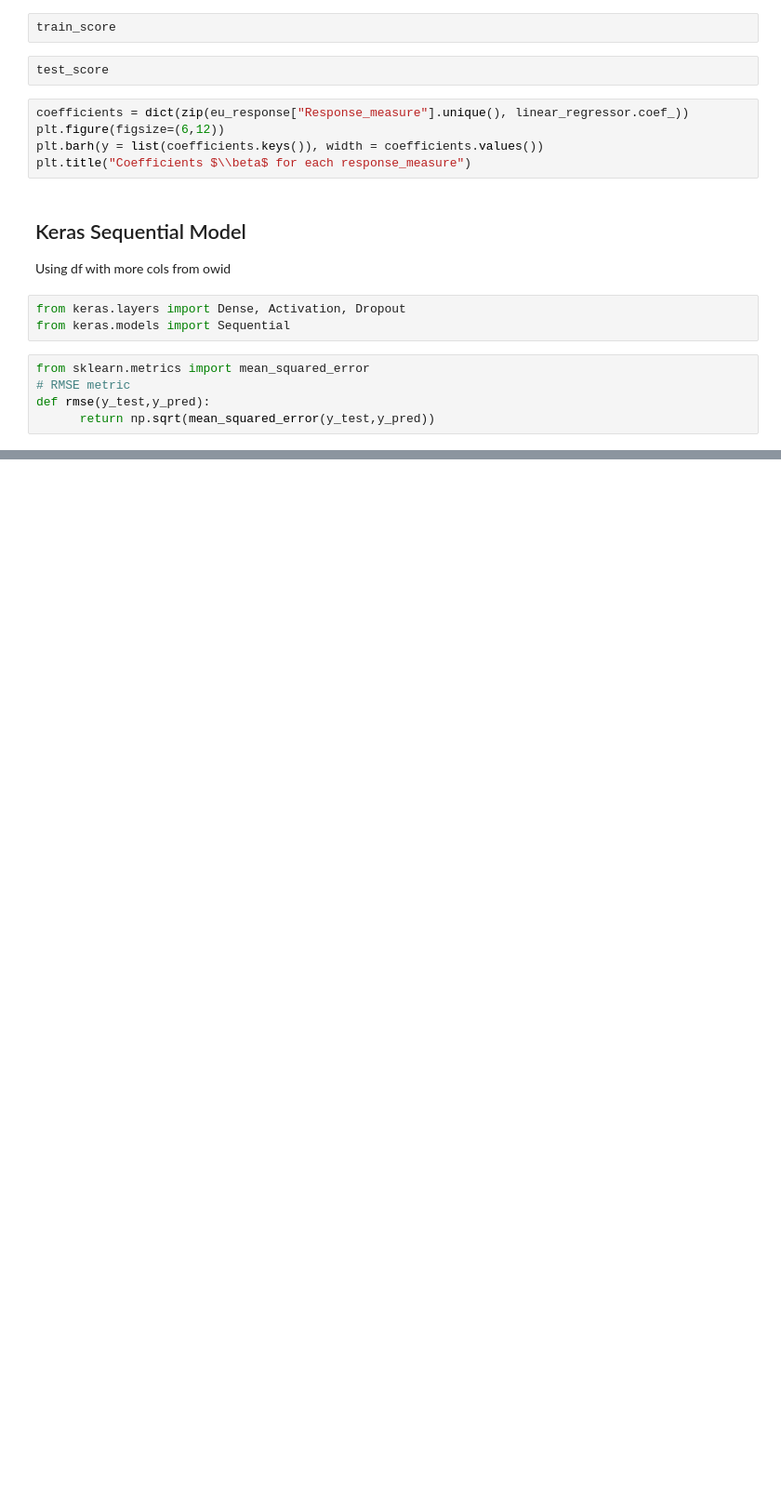
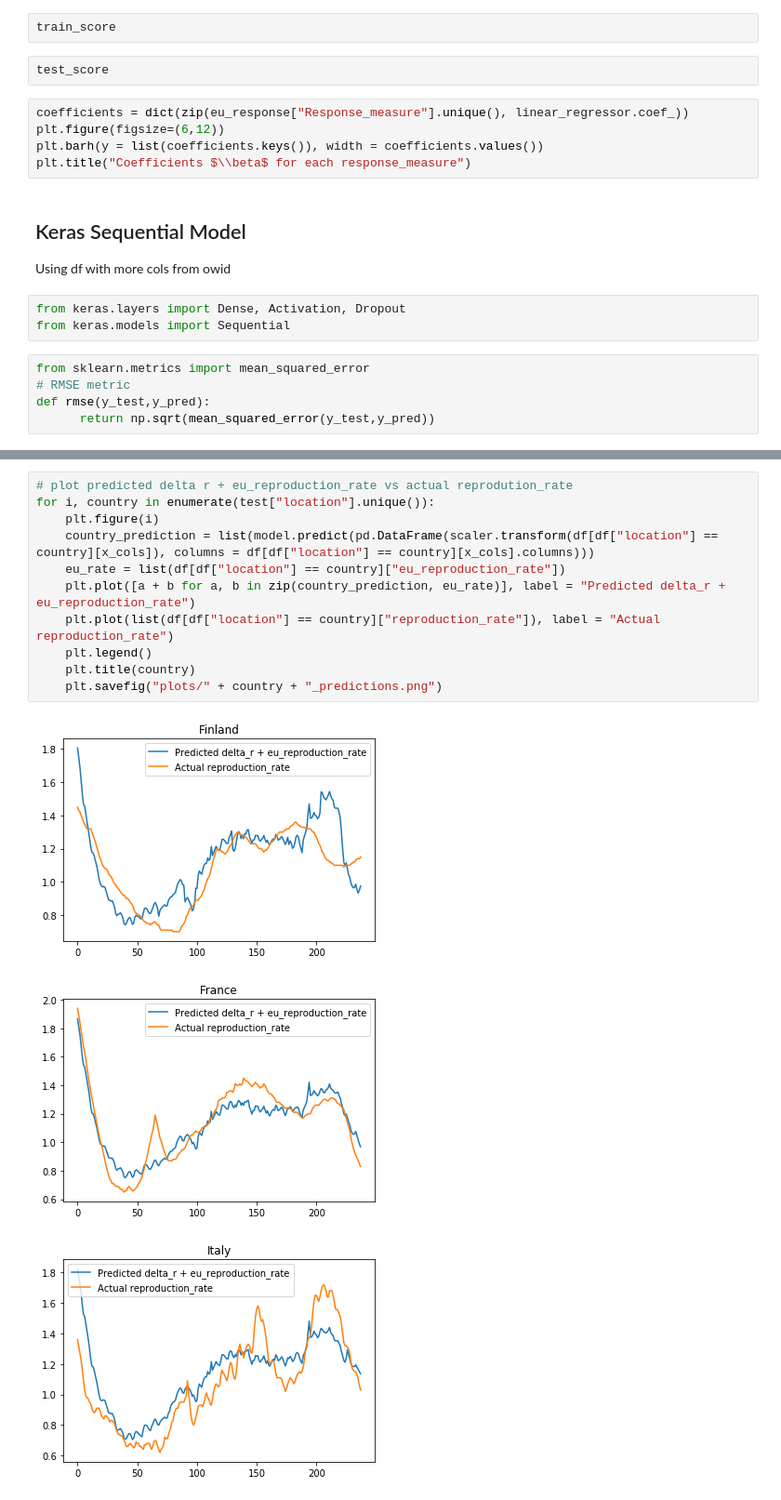
Before and after one commit to evilpegasus/datathon-spring-2021, a Jupyter notebook: model_reproduction_rate.ipynb, the cells around one changed output, grey strips where cells are left out. Shown at 93% size. Cells and saved outputs as stored; diff of their text form; blank space fills up the shorter version.

```diff
--- a/model_reproduction_rate.ipynb
+++ b/model_reproduction_rate.ipynb
@@ -328,0 +330,15 @@ RMSE: 0.22487254452721672
+# %%
+# plot predicted delta r + eu_reproduction_rate vs actual reprodution_rate
+for i, country in enumerate(test["location"].unique()):
+    plt.figure(i)
+    country_prediction = list(model.predict(pd.DataFrame(scaler.transform(df[df["location"] == country][x_cols]), columns = df[df["location"] == country][x_cols].columns)))
+    eu_rate = list(df[df["location"] == country]["eu_reproduction_rate"])
+    plt.plot([a + b for a, b in zip(country_prediction, eu_rate)], label = "Predicted delta_r + eu_reproduction_rate")
+    plt.plot(list(df[df["location"] == country]["reproduction_rate"]), label = "Actual reproduction_rate")
+    plt.legend()
+    plt.title(country)
+    plt.savefig("plots/" + country + "_predictions.png")
+# %% [output]
+[figure, added]
+[figure, added]
+[figure, added]
```
Also changed, not shown: parts of 17 cells of this notebook, 7 other files.
